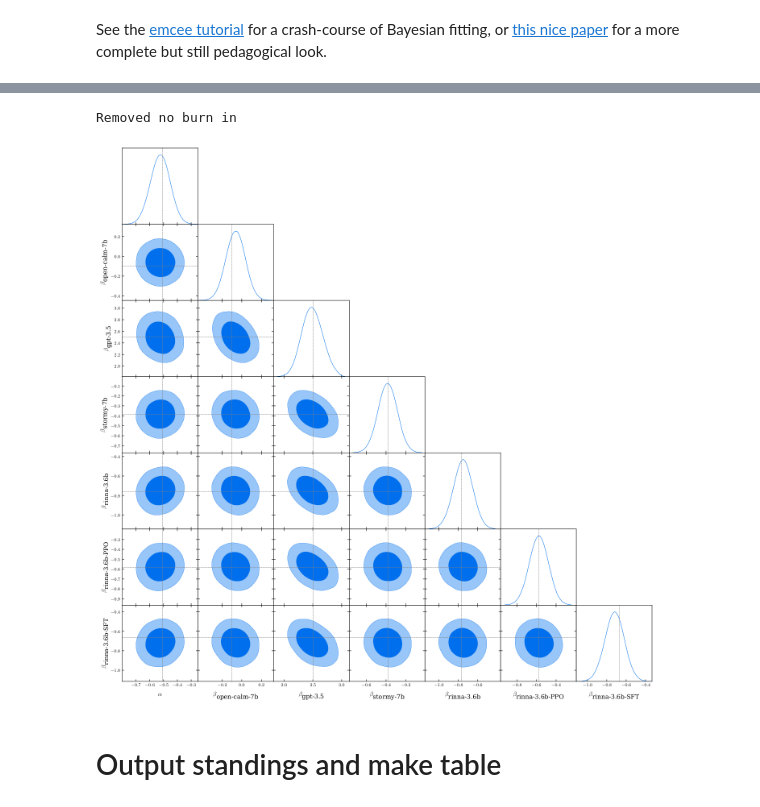
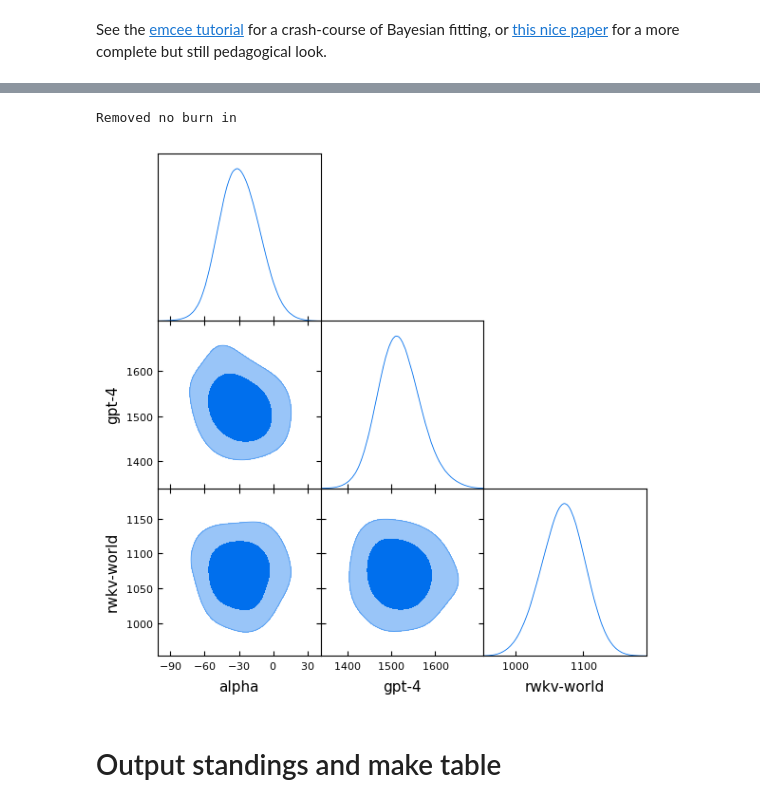
Before and after one commit to yuzu-ai/japanese-llm-ranking, a Jupyter notebook: jrank/bradley-terry.ipynb, the cells around one changed output, grey strips where cells are left out. Saved outputs shown, nothing was run; the diff lists cells and outputs as text; code cells hidden in the pictures.

```diff
--- a/jrank/bradley-terry.ipynb
+++ b/jrank/bradley-terry.ipynb
@@ -325,8 +441,8 @@ Mean autocorrelation time: 83 steps
 # %%
-# Burn the first 1000 steps per chain to erase initial conditions
+# Burn the few * autocorrelation time steps per chain to erase initial conditions
 flat_samples = sampler.get_chain(discard=1000, flat=True)
-thin_samples = sampler.get_chain(discard=1000, thin=25, flat=True)
-
+flat_samples[:, 1] = -np.sum(
+    flat_samples[:, 2:], axis=1
+)  # impose the sum of strengths = 0 constraint that was imposed in the likelihood
 print(flat_samples.shape)
-print(thin_samples.shape)
 # %% [output]
@@ -334,0 +450,7 @@ print(thin_samples.shape)
+# %%
+# Convert chain to desired scaling
+
+scaled_samples = np.copy(flat_samples)
+
+scaled_samples[:, 0] = scaled_samples[:, 0] * SCALE / math.log(BASE)
+scaled_samples[:, 1:] = scaled_samples[:, 1:] * SCALE / math.log(BASE) + INIT_RATING
@@ -343,26 +570,29 @@ parameter_labels_with_dollar = [
 # %%
 # Plot a parameter distribution
-# Note we don't expect maximum likelihood point to agree with maximum of the marginalized 1D posterior distribution
+# Note we don't expect maximum likelihood point to necessarily agree with maximum of the marginalized 1D posterior distribution
 # See page 16 of https://arxiv.org/pdf/1008.4686.pdf
 
-parameter_index = 1
+model = "cyberagent/open-calm-7b"
 
+scaled_MLE_scores, scaled_MLE_advantage = compute_elo_mle(
+    df, SCALE=SCALE, BASE=BASE, INIT_RATING=INIT_RATING
+)
 plt.close("all")
 plt.hist(
-    flat_samples[:, parameter_index],
+    scaled_samples[:, models[model] + 1],
     100,
     color="k",
     histtype="step",
     label="Posterior Samples",
 )
-plt.axvline(max_likelihood.x[parameter_index], color="k", label="MLE result")
+plt.axvline(scaled_MLE_scores[model], color="k", label="MLE")
 
-plt.xlabel(parameter_labels_with_dollar[parameter_index])
-plt.ylabel(rf"$p({parameter_labels[parameter_index]})$")
+# plt.xlabel(parameter_labels_with_dollar[parameter_index])
+# plt.ylabel(rf"$p({parameter_labels[parameter_index]})$")
 plt.gca().set_yticks([])
 plt.savefig(charts_prefix + "parameter.png")
 plt.legend()
 
 # If using a non-interactive matplotlib back-end
-Image(charts_prefix + "parameter.png", width=800)
+# Image(charts_prefix + "parameter.png", width=800)
 # %% [output]
@@ -620,25 +724,20 @@ Measured win probability: 49.38%
 # %%
 # Finally we can make a triangle plot just to show off
 import getdist
 from getdist import MCSamples, plots
 
 samples = MCSamples(
-    samples=thin_samples, names=parameter_labels_with_dollar
+    samples=scaled_samples[::200],
+    names=["alpha"] + [short_names[model] for model in list(models.index)],
 )  # names = names, labels = labels)
 
 # Triangle plot
 g = plots.get_subplot_plotter()
-g.triangle_plot([samples], filled=True)
-g.add_param_markers(
-    {
-        parameter_labels_with_dollar[i]: max_likelihood.x[i]
-        for i in range(len(parameter_labels_with_dollar))
-    }
-),
+g.triangle_plot([samples], ["alpha", "gpt-4", "rwkv-world"], filled=True)
 g.export(charts_prefix + "corner_getdist.png")
 Image(charts_prefix + "corner_getdist.png", width=1200)
 # %% [output]
 Removed no burn in
-[figure, old version]
+[figure, new version]
 # %% [markdown]
 # Output standings and make table
```
Also changed, not shown: parts of 52 cells of this notebook, 10 other files.
